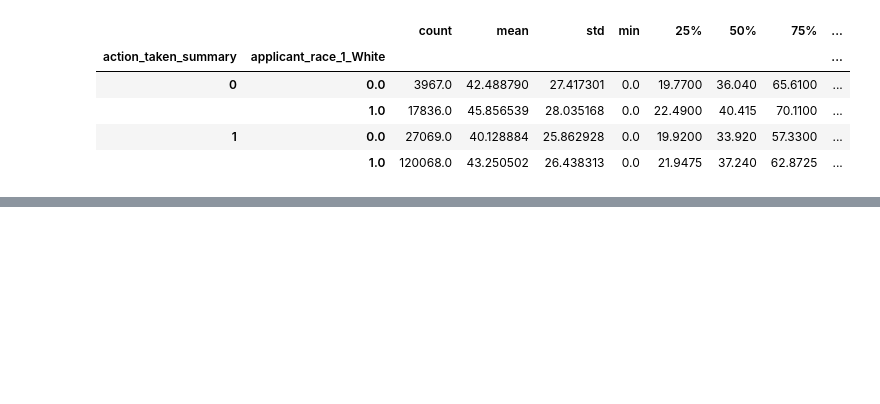
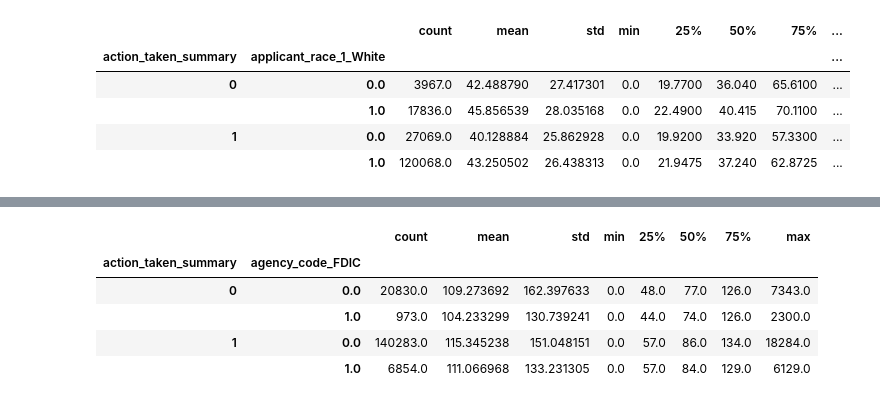
Before and after one commit to oliviasny2/Final_Project, a Jupyter notebook: stats.ipynb, the cells around one changed output, grey strips where cells are left out. Saved outputs shown, nothing was run; the diff lists cells and outputs as text; code cells hidden in the pictures; blank space fills up the shorter version.

```diff
--- a/stats.ipynb
+++ b/stats.ipynb
@@ -218,0 +229,10 @@ df.groupby(["action_taken_summary","applicant_race_1_White"])["hud_median_family
+# %%
+# Group approvals by whether or not someone was white based on income level
+df.groupby(["action_taken_summary","agency_code_FDIC"])["applicant_income_000s"].describe()
+# %% [output]
+|  |  | count | mean | std | min | 25% | 50% | 75% | max |
+| action_taken_summary | agency_code_FDIC |  |  |  |  |  |  |  |  |
+| 0 | 0.0 | 20830.0 | 109.273692 | 162.397633 | 0.0 | 48.0 | 77.0 | 126.0 | 7343.0 |
+|  | 1.0 | 973.0 | 104.233299 | 130.739241 | 0.0 | 44.0 | 74.0 | 126.0 | 2300.0 |
+| 1 | 0.0 | 140283.0 | 115.345238 | 151.048151 | 0.0 | 57.0 | 86.0 | 134.0 | 18284.0 |
+|  | 1.0 | 6854.0 | 111.066968 | 133.231305 | 0.0 | 57.0 | 84.0 | 129.0 | 6129.0 |
```
Also changed, not shown: parts of 22 cells of this notebook.
